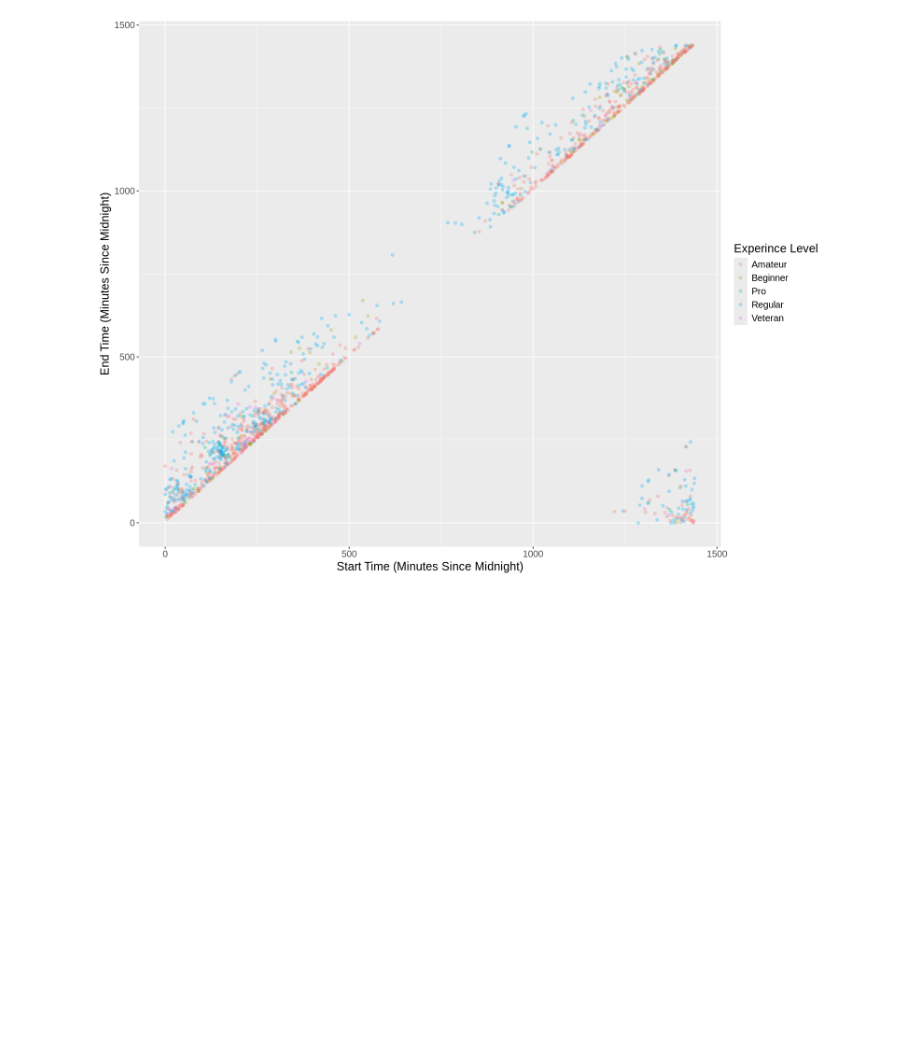
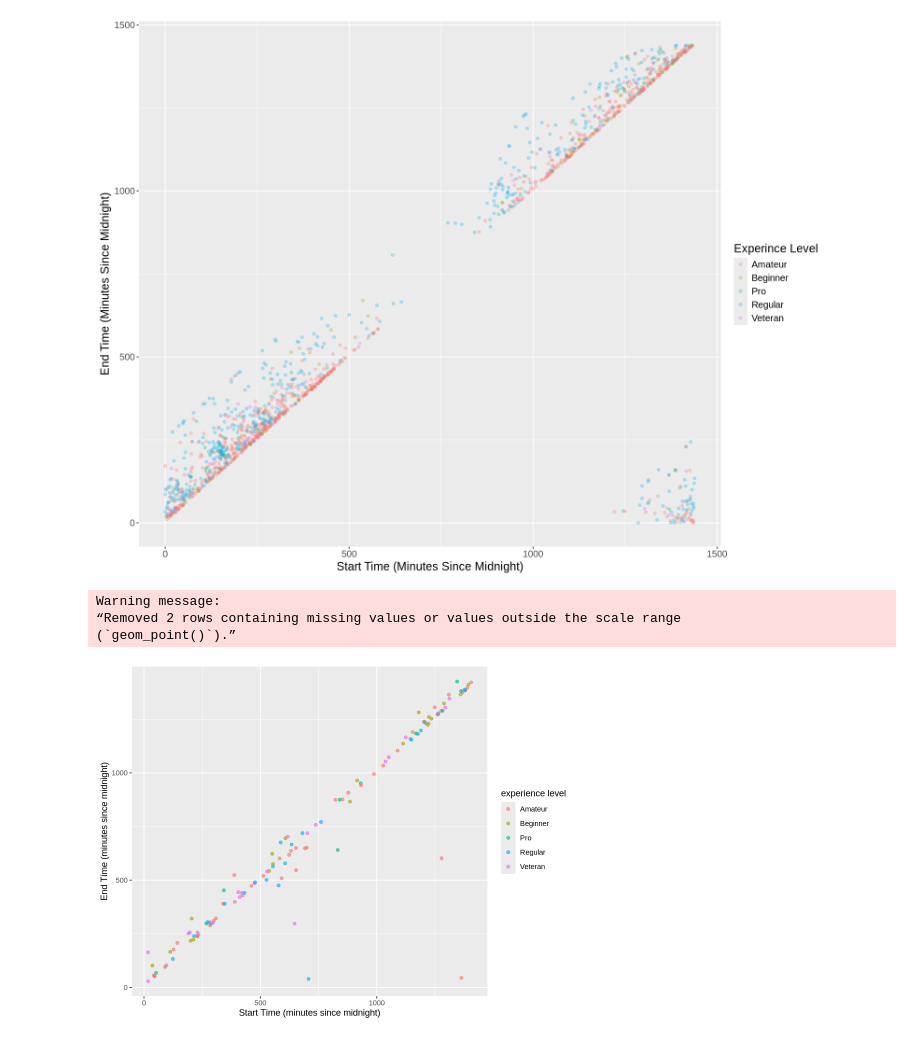
Before and after one commit to mulch-eater-prime/DSCI-Group-17-Project, a Jupyter notebook: Work.ipynb, the cells around one changed output. Drawn from its saved outputs; the diff is of its cells as text; code cells hidden in the pictures; blank space fills up the shorter version.

Commit message:
Figured out how to properly merge the data into a meaningful graph
I figured out how to get the average start and end time in minutes since midnight for each player, along with experience level.

```diff
--- a/Work.ipynb
+++ b/Work.ipynb
@@ -139,3 +139,25 @@ Warning message:
 “Removed 2 rows containing missing values or values outside the scale range
 (`geom_point()`).”
 [figure]
+# %%
+player_new <- player |> select(hashedEmail, experience)
+msm_new_1 <- msm_calc |> select(hashedEmail, start_msm) |>
+    group_by(hashedEmail) |>
+    summarize(start = mean(start_msm))
+msm_new_2 <- msm_calc |> select(hashedEmail, end_msm) |>
+    group_by(hashedEmail) |>
+    summarize(end = mean(end_msm))
+msm_new <- msm_new_1 |> merge(msm_new_2, by = "hashedEmail") |>
+    merge(player_new, by = "hashedEmail")
+
+options(repr.plot.width = 8, repr.plot.height = 6)
+
+new_plot <- msm_new |> ggplot(aes(x = start, y = end, color = experience)) +
+    geom_point(alpha = 0.6) +
+    labs(x = "Start Time (minutes since midnight)", y = "End Time (minutes since midnight)", color = "experience level")
+new_plot
+# %% [output]
+Warning message:
+“Removed 2 rows containing missing values or values outside the scale range
+(`geom_point()`).”
+[figure, added]
```
Also changed, not shown: parts of 1 cell of this notebook.
